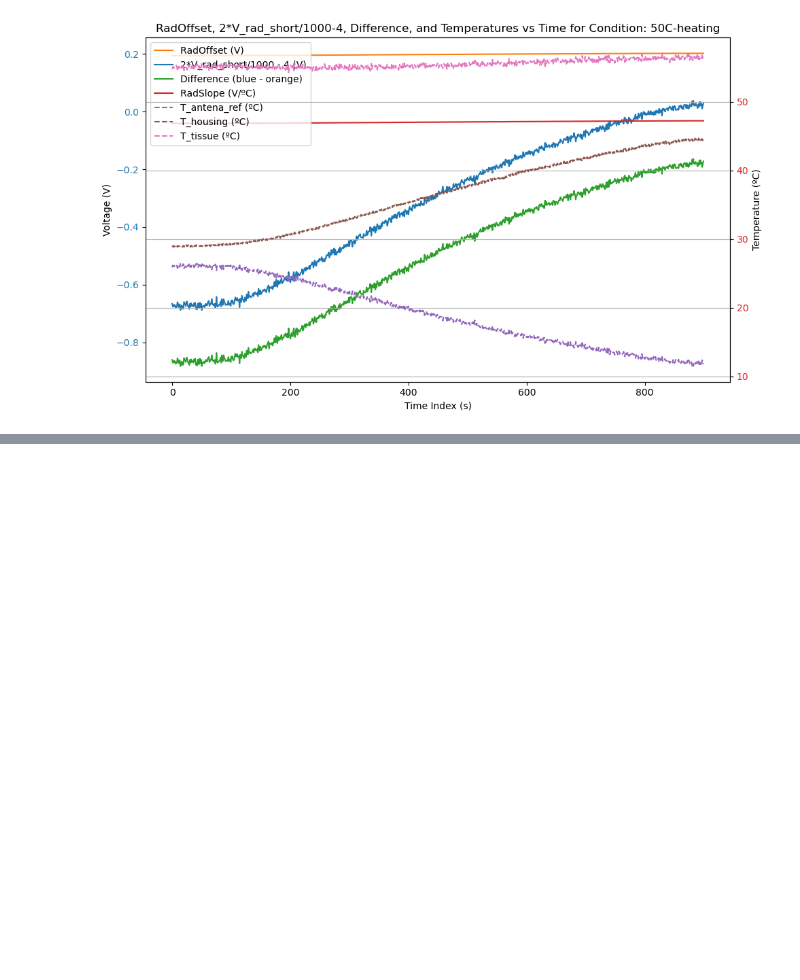
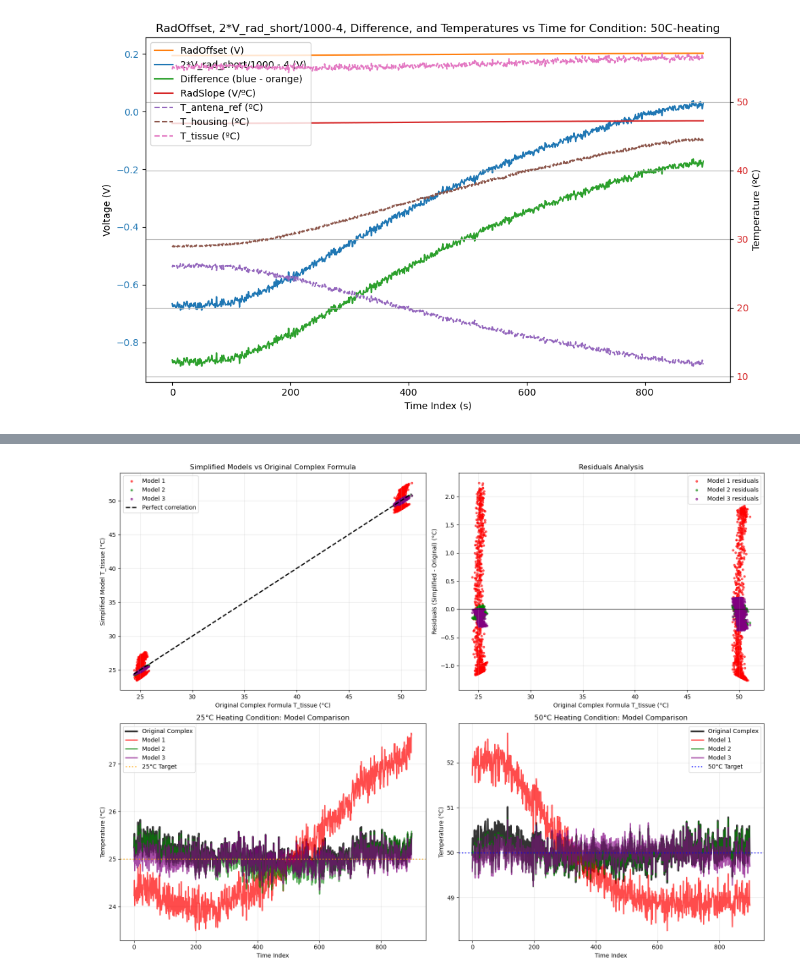
Before and after one commit to Manuel-Hepta/Calibration, a Jupyter notebook: calibration radiometer 6/radiometer_calibration.ipynb, the cells around one changed output, grey strips where cells are left out. Cells and saved outputs as stored; diff of their text form; code cells hidden in the pictures; blank space fills up the shorter version.

```diff
--- a/calibration radiometer 6/radiometer_calibration.ipynb
+++ b/calibration radiometer 6/radiometer_calibration.ipynb
@@ -544,0 +883,96 @@ for cond in all_X['condition'].unique():
+# %%
+# Compare all models with the original complex formula (T_tissue)
+print("\n" + "=" * 100)
+print("COMPARISON WITH ORIGINAL COMPLEX FORMULA")
+print("=" * 100)
+
+# Calculate metrics comparing each simplified model with the original complex formula
+original_temp = all_X['T_tissue'].values
+model_temps = {
+    'Model 1': all_X['T_tissue_model1'].values,
+    'Model 2': all_X['T_tissue_model2'].values,
+    'Model 3': all_X['T_tissue_model3'].values
+}
+
+print(f"{'Model':<10} {'R² vs Original':<15} {'MAE vs Original':<18} {'RMSE vs Original':<18}")
+print("-" * 65)
+
+for model_name, temp_pred in model_temps.items():
+    # Remove any NaN values for comparison
+    mask = ~(np.isnan(original_temp) | np.isnan(temp_pred))
+    orig_clean = original_temp[mask]
+    pred_clean = temp_pred[mask]
+
+    # Calculate metrics
+    r2_orig = 1 - (np.sum((orig_clean - pred_clean) ** 2) / np.sum((orig_clean - np.mean(orig_clean)) ** 2))
+    mae_orig = mean_absolute_error(orig_clean, pred_clean)
+    rmse_orig = np.sqrt(mean_squared_error(orig_clean, pred_clean))
+
+    print(f"{model_name:<10} {r2_orig:<15.6f} {mae_orig:<18.6f} {rmse_orig:<18.6f}")
+
+# Create a final comparison plot
+fig, axes = plt.subplots(2, 2, figsize=(16, 12))
+
+# Plot 1: All models vs Original formula
+ax = axes[0, 0]
+colors_scatter = ['red', 'green', 'purple']
+for i, (model_name, temp_pred) in enumerate(model_temps.items()):
+    mask = ~(np.isnan(original_temp) | np.isnan(temp_pred))
+    ax.scatter(original_temp[mask], temp_pred[mask], alpha=0.6, s=10,
+              color=colors_scatter[i], label=model_name)
+
+# Perfect correlation line
+temp_range = [np.nanmin(original_temp), np.nanmax(original_temp)]
+ax.plot(temp_range, temp_range, 'k--', label='Perfect correlation', linewidth=2)
+ax.set_xlabel('Original Complex Formula T_tissue (°C)')
+ax.set_ylabel('Simplified Model T_tissue (°C)')
+ax.set_title('Simplified Models vs Original Complex Formula')
+ax.legend()
+ax.grid(True, alpha=0.3)
+
+# Plot 2: Residuals analysis
+ax = axes[0, 1]
+for i, (model_name, temp_pred) in enumerate(model_temps.items()):
+    mask = ~(np.isnan(original_temp) | np.isnan(temp_pred))
+    residuals = temp_pred[mask] - original_temp[mask]
+    ax.scatter(original_temp[mask], residuals, alpha=0.6, s=10,
+              color=colors_scatter[i], label=f'{model_name} residuals')
+
+ax.axhline(y=0, color='k', linestyle='-', alpha=0.5)
+ax.set_xlabel('Original Complex Formula T_tissue (°C)')
+ax.set_ylabel('Residuals (Simplified - Original) (°C)')
+ax.set_title('Residuals Analysis')
+ax.legend()
+ax.grid(True, alpha=0.3)
+
+# Plot 3: Time series comparison for 25C condition
+ax = axes[1, 0]
+subset_25 = all_X[all_X['condition'] == '25C-heating']
+ax.plot(subset_25['time_index'], subset_25['T_tissue'], 'k-', linewidth=3, label='Original Complex', alpha=0.8)
+ax.plot(subset_25['time_index'], subset_25['T_tissue_model1'], 'r-', linewidth=2, label='Model 1', alpha=0.7)
+ax.plot(subset_25['time_index'], subset_25['T_tissue_model2'], 'g-', linewidth=2, label='Model 2', alpha=0.7)
+ax.plot(subset_25['time_index'], subset_25['T_tissue_model3'], 'purple', linewidth=2, label='Model 3', alpha=0.7)
+ax.axhline(y=25, color='orange', linestyle=':', alpha=0.7, linewidth=2, label='25°C Target')
+ax.set_xlabel('Time Index')
+ax.set_ylabel('Temperature (°C)')
+ax.set_title('25°C Heating Condition: Model Comparison')
+ax.legend()
+ax.grid(True, alpha=0.3)
+
+# Plot 4: Time series comparison for 50C condition
+ax = axes[1, 1]
+subset_50 = all_X[all_X['condition'] == '50C-heating']
+ax.plot(subset_50['time_index'], subset_50['T_tissue'], 'k-', linewidth=3, label='Original Complex', alpha=0.8)
+ax.plot(subset_50['time_index'], subset_50['T_tissue_model1'], 'r-', linewidth=2, label='Model 1', alpha=0.7)
+ax.plot(subset_50['time_index'], subset_50['T_tissue_model2'], 'g-', linewidth=2, label='Model 2', alpha=0.7)
+ax.plot(subset_50['time_index'], subset_50['T_tissue_model3'], 'purple', linewidth=2, label='Model 3', alpha=0.7)
+ax.axhline(y=50, color='blue', linestyle=':', alpha=0.7, linewidth=2, label='50°C Target')
+ax.set_xlabel('Time Index')
+ax.set_ylabel('Temperature (°C)')
+ax.set_title('50°C Heating Condition: Model Comparison')
+ax.legend()
+ax.grid(True, alpha=0.3)
+
+plt.tight_layout()
+plt.show()
+# %% [output]
@@ -544,0 +987 @@ for cond in all_X['condition'].unique():
+[figure, added]
```
Also changed, not shown: parts of 17 cells of this notebook, 1 other file.
